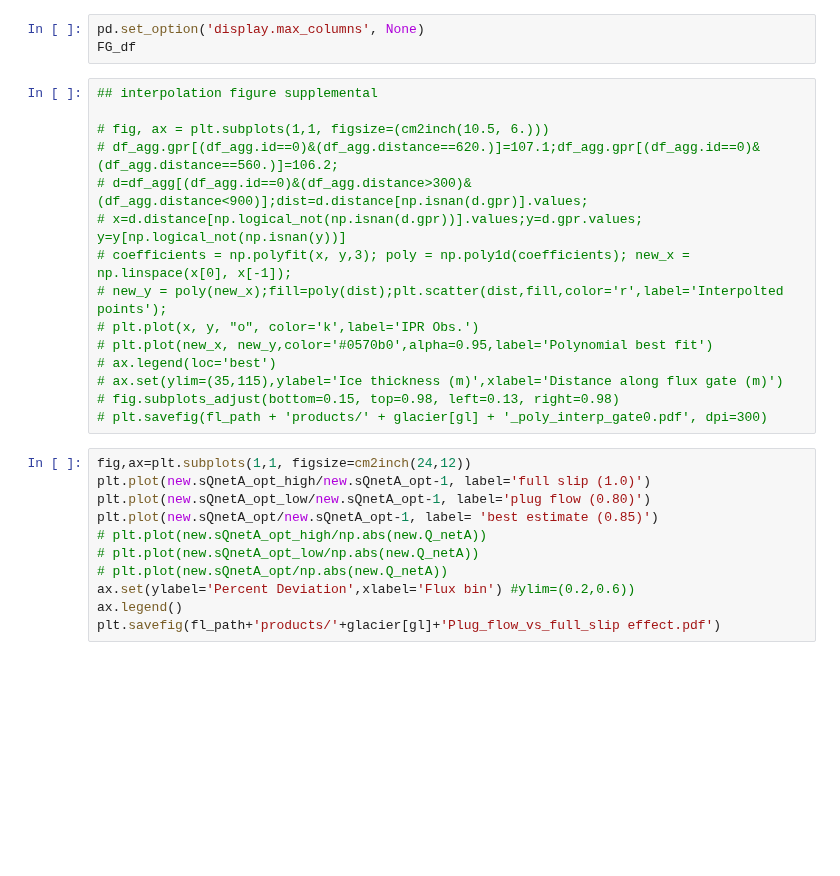
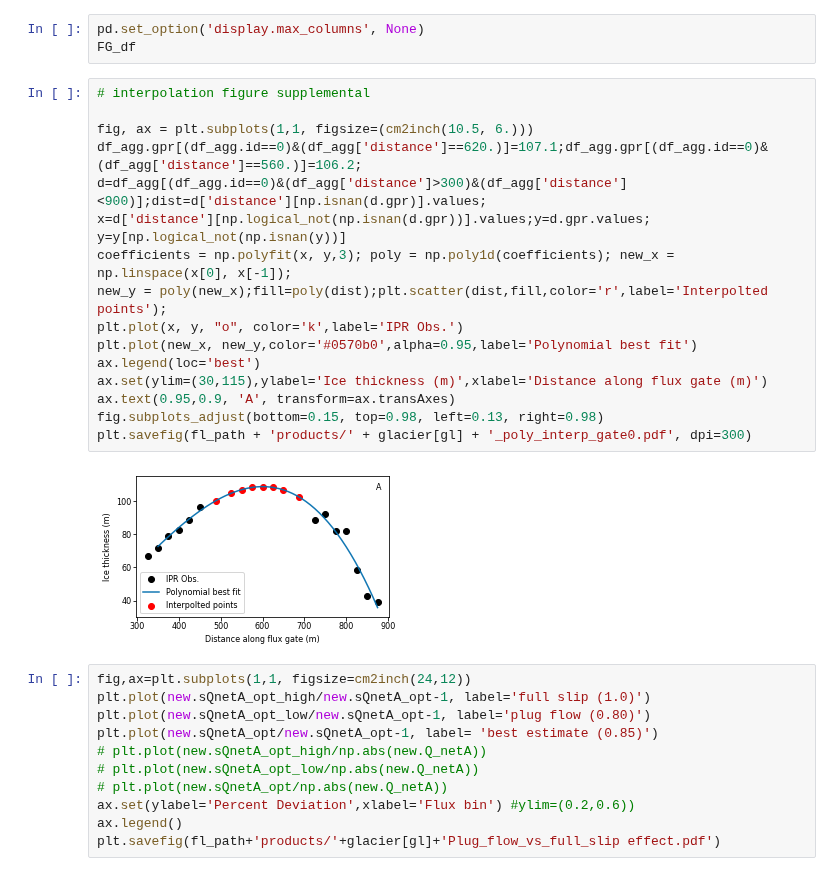
Before and after one commit to bpelto/ice_dynamics, a Jupyter notebook: flux_gate-Illecillewaet-MP-pw.ipynb, the cells around one changed output. Cells and saved outputs as stored; diff of their text form; blank space fills up the shorter version.

Commit message:
update flux code

```diff
--- a/flux_gate-Illecillewaet-MP-pw.ipynb
+++ b/flux_gate-Illecillewaet-MP-pw.ipynb
@@ -1231,20 +1260,23 @@ print(np.nanmean(sVZ/v_gate_mean[1:]*100))
 pd.set_option('display.max_columns', None)
 FG_df
 # %%
-## interpolation figure supplemental
+# interpolation figure supplemental
 
-# fig, ax = plt.subplots(1,1, figsize=(cm2inch(10.5, 6.)))
-# df_agg.gpr[(df_agg.id==0)&(df_agg.distance==620.)]=107.1;df_agg.gpr[(df_agg.id==0)&(df_agg.distance==560.)]=106.2;
-# d=df_agg[(df_agg.id==0)&(df_agg.distance>300)&(df_agg.distance<900)];dist=d.distance[np.isnan(d.gpr)].values;
-# x=d.distance[np.logical_not(np.isnan(d.gpr))].values;y=d.gpr.values; y=y[np.logical_not(np.isnan(y))]
-# coefficients = np.polyfit(x, y,3); poly = np.poly1d(coefficients); new_x = np.linspace(x[0], x[-1]);
-# new_y = poly(new_x);fill=poly(dist);plt.scatter(dist,fill,color='r',label='Interpolted points');
-# plt.plot(x, y, "o", color='k',label='IPR Obs.')
-# plt.plot(new_x, new_y,color='#0570b0',alpha=0.95,label='Polynomial best fit')
-# ax.legend(loc='best')
-# ax.set(ylim=(35,115),ylabel='Ice thickness (m)',xlabel='Distance along flux gate (m)')
-# fig.subplots_adjust(bottom=0.15, top=0.98, left=0.13, right=0.98)
-# plt.savefig(fl_path + 'products/' + glacier[gl] + '_poly_interp_gate0.pdf', dpi=300)
+fig, ax = plt.subplots(1,1, figsize=(cm2inch(10.5, 6.)))
+df_agg.gpr[(df_agg.id==0)&(df_agg['distance']==620.)]=107.1;df_agg.gpr[(df_agg.id==0)&(df_agg['distance']==560.)]=106.2;
+d=df_agg[(df_agg.id==0)&(df_agg['distance']>300)&(df_agg['distance']<900)];dist=d['distance'][np.isnan(d.gpr)].values;
+x=d['distance'][np.logical_not(np.isnan(d.gpr))].values;y=d.gpr.values; y=y[np.logical_not(np.isnan(y))]
+coefficients = np.polyfit(x, y,3); poly = np.poly1d(coefficients); new_x = np.linspace(x[0], x[-1]);
+new_y = poly(new_x);fill=poly(dist);plt.scatter(dist,fill,color='r',label='Interpolted points');
+plt.plot(x, y, "o", color='k',label='IPR Obs.')
+plt.plot(new_x, new_y,color='#0570b0',alpha=0.95,label='Polynomial best fit')
+ax.legend(loc='best')
+ax.set(ylim=(30,115),ylabel='Ice thickness (m)',xlabel='Distance along flux gate (m)')
+ax.text(0.95,0.9, 'A', transform=ax.transAxes)
+fig.subplots_adjust(bottom=0.15, top=0.98, left=0.13, right=0.98)
+plt.savefig(fl_path + 'products/' + glacier[gl] + '_poly_interp_gate0.pdf', dpi=300)
+# %% [output]
+[figure, added]
 # %%
 fig,ax=plt.subplots(1,1, figsize=cm2inch(24,12))
 plt.plot(new.sQnetA_opt_high/new.sQnetA_opt-1, label='full slip (1.0)')
```
Also changed, not shown: parts of 4 cells of this notebook, 1 other file.
